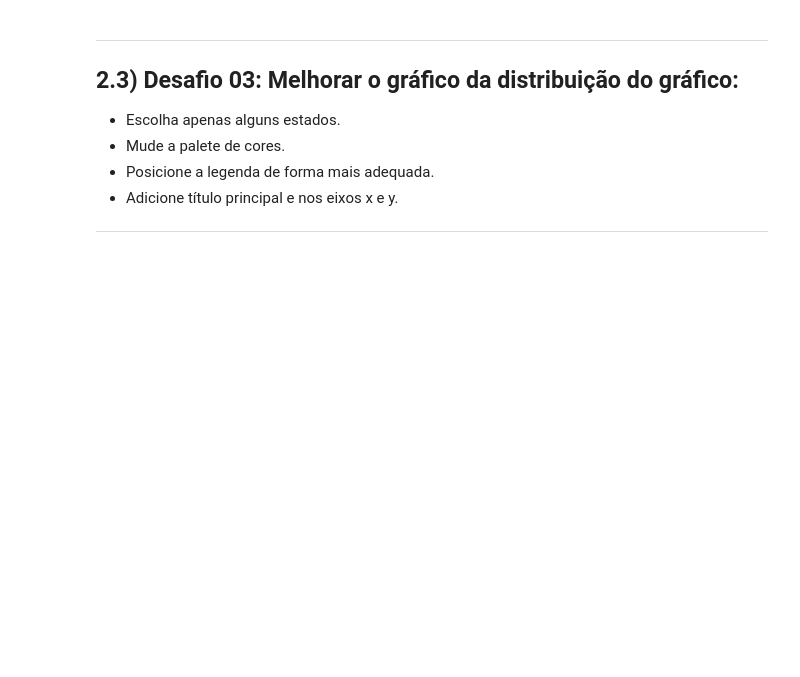
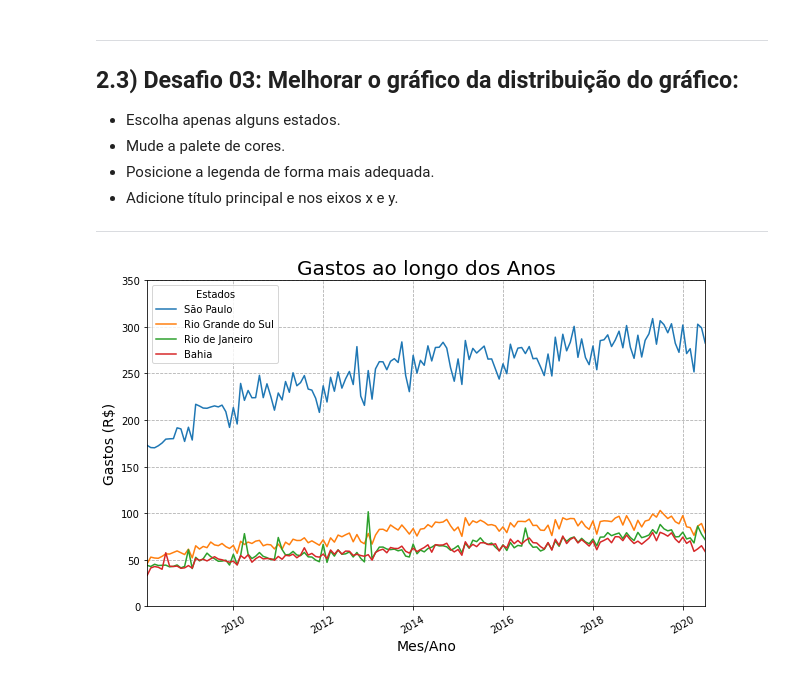
Before and after one commit to HenriqueCCdA/bootCampAluraDataScience, a Jupyter notebook: modulo2/desafios/Desafio_aula4_modulo2.ipynb, the cells around one changed output. Saved outputs shown, nothing was run; the diff lists cells and outputs as text; code cells hidden in the pictures; blank space fills up the shorter version.

```diff
--- a/modulo2/desafios/Desafio_aula4_modulo2.ipynb
+++ b/modulo2/desafios/Desafio_aula4_modulo2.ipynb
@@ -44,6 +44,8 @@ dados.head()
 | 2008-04-01 | São Paulo | 170.28 |
 | 2008-05-01 | São Paulo | 172.40 |
 | 2008-06-01 | São Paulo | 175.42 |
+# %%
+dados.index = pd.to_datetime(dados.index)
 # %% [markdown]
 # 2) Desafios
 # %% [markdown]
@@ -65,3 +94,29 @@ dados.head()
 * Adicione título principal e nos eixos x e y.
 
 ---
+# %%
+plt.figure(figsize=(10,6))
+estados = ['São Paulo', 'Rio Grande do Sul', 'Rio de Janeiro', 'Bahia']
+
+ax = sns.lineplot(data = dados.query("uf == @estados"), x="mes", y="gasto", hue='uf')
+plt.xticks(rotation=30)
+
+
+plt.title("Gastos ao longo dos Anos", fontsize=20)
+plt.ylabel("Gastos (R$)", fontsize=14)
+plt.xlabel("Mes/Ano", fontsize=14)
+
+
+from datetime import date
+data_inicio = date(2008, 2, 1)
+data_final  = date(2020, 7, 1)
+
+
+plt.ylim(0, 350)
+plt.xlim(data_inicio, data_final)
+
+plt.legend(title='Estados')
+plt.grid(True, ls="--")
+plt.show()
+# %% [output]
+[figure, added]
```
Also changed, not shown: parts of 2 cells of this notebook.
